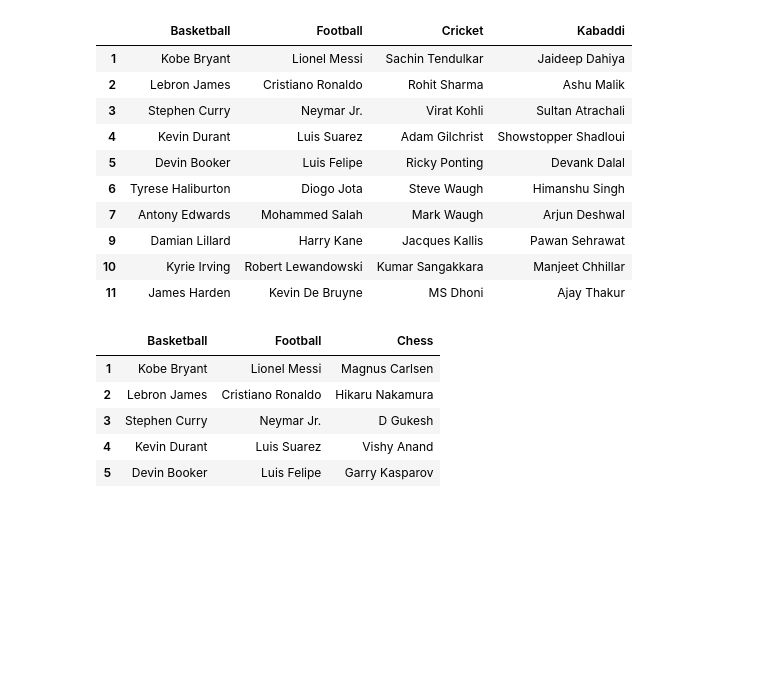
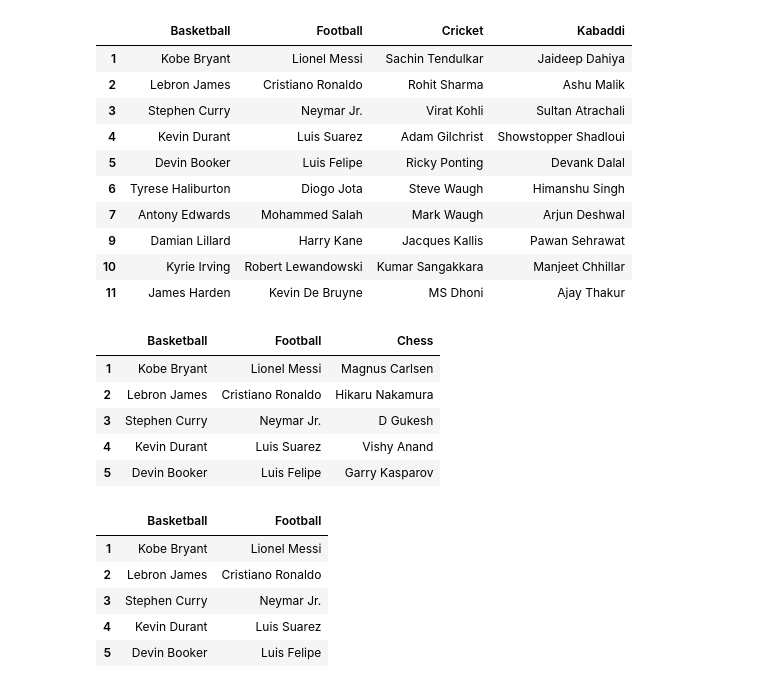
Before and after one commit to 064-breaks-stuff/Learning-Data-Analysis, a Jupyter notebook: python.ipynb, the cells around one changed output. Saved outputs shown, nothing was run; the diff lists cells and outputs as text; code cells hidden in the pictures; blank space fills up the shorter version.

```diff
--- a/python.ipynb
+++ b/python.ipynb
@@ -240,3 +240,12 @@ df
 | 3 | Stephen Curry | Neymar Jr. | D Gukesh |
 | 4 | Kevin Durant | Luis Suarez | Vishy Anand |
 | 5 | Devin Booker | Luis Felipe | Garry Kasparov |
+# %%
+df.drop("Chess",axis=1)
+# %% [output]
+|  | Basketball | Football |
+| 1 | Kobe Bryant | Lionel Messi |
+| 2 | Lebron James | Cristiano Ronaldo |
+| 3 | Stephen Curry | Neymar Jr. |
+| 4 | Kevin Durant | Luis Suarez |
+| 5 | Devin Booker | Luis Felipe |
```
